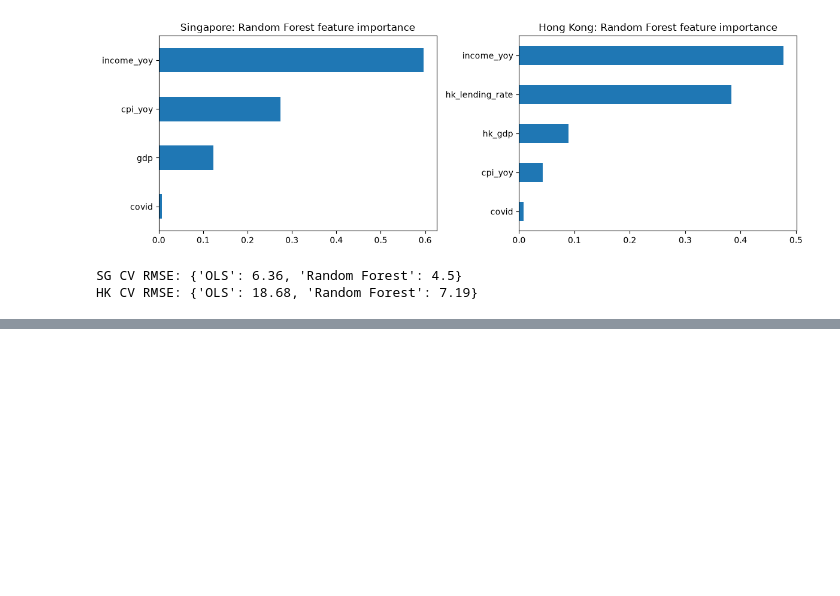
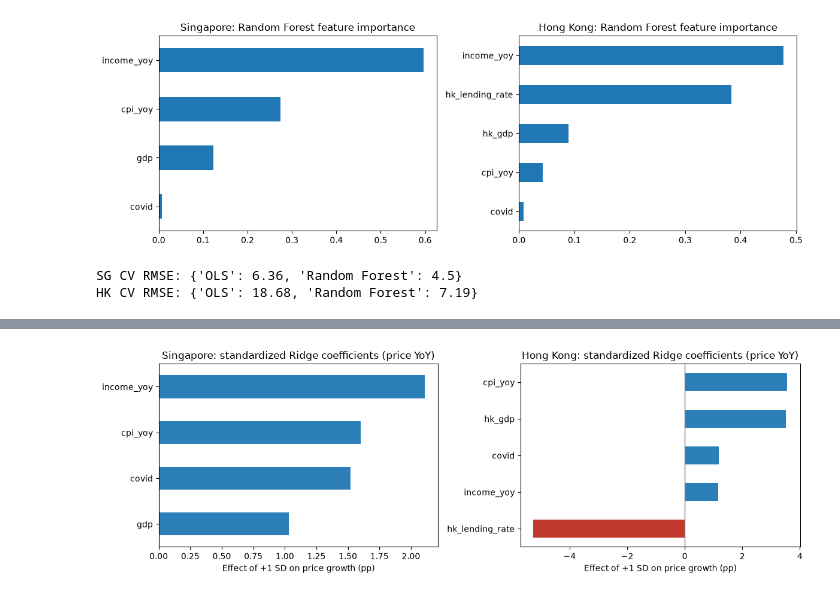
Before and after one commit to YashviBhansali/Housing-Affordability, a Jupyter notebook: eda.ipynb, the cells around one changed output, grey strips where cells are left out. Cells and saved outputs as stored; diff of their text form; code cells hidden in the pictures; blank space fills up the shorter version.

Commit message:
Modelling

```diff
--- a/eda.ipynb
+++ b/eda.ipynb
@@ -661,0 +813,22 @@ HK CV RMSE: {'OLS': 18.68, 'Random Forest': 7.19}
+# %%
+results = pd.DataFrame({
+    'City': ['Singapore', 'Hong Kong'],
+    'Naive': [4.26, 9.64], 'OLS': [3.65, 5.35],
+    'Ridge (scaled)': [3.07, 4.79], 'Random Forest': [3.03, 7.80],
+})
+results.to_csv('Data/Clean/model_comparison_results.csv', index=False)
+
+# Coefficient chart for the write-up
+fig, axes = plt.subplots(1, 2, figsize=(12, 4))
+sg_coef = pd.Series({'gdp': 1.03, 'covid': 1.52, 'cpi_yoy': 1.60, 'income_yoy': 2.11})
+hk_coef = pd.Series({'hk_lending_rate': -5.26, 'income_yoy': 1.16, 'covid': 1.19, 'hk_gdp': 3.52, 'cpi_yoy': 3.56})
+for ax, c, t in [(axes[0], sg_coef, 'Singapore'), (axes[1], hk_coef, 'Hong Kong')]:
+    c.sort_values().plot.barh(ax=ax, color=['#c0392b' if v < 0 else '#2c7fb8' for v in c.sort_values()])
+    ax.axvline(0, color='gray', linewidth=1)
+    ax.set_title(f'{t}: standardized Ridge coefficients (price YoY)')
+    ax.set_xlabel('Effect of +1 SD on price growth (pp)')
+plt.tight_layout()
+plt.savefig('Figures/ridge_coefficients.png', dpi=150, bbox_inches='tight')
+plt.show()
+# %% [output]
+[figure, added]
```
Also changed, not shown: parts of 7 cells of this notebook, 3 other files.
